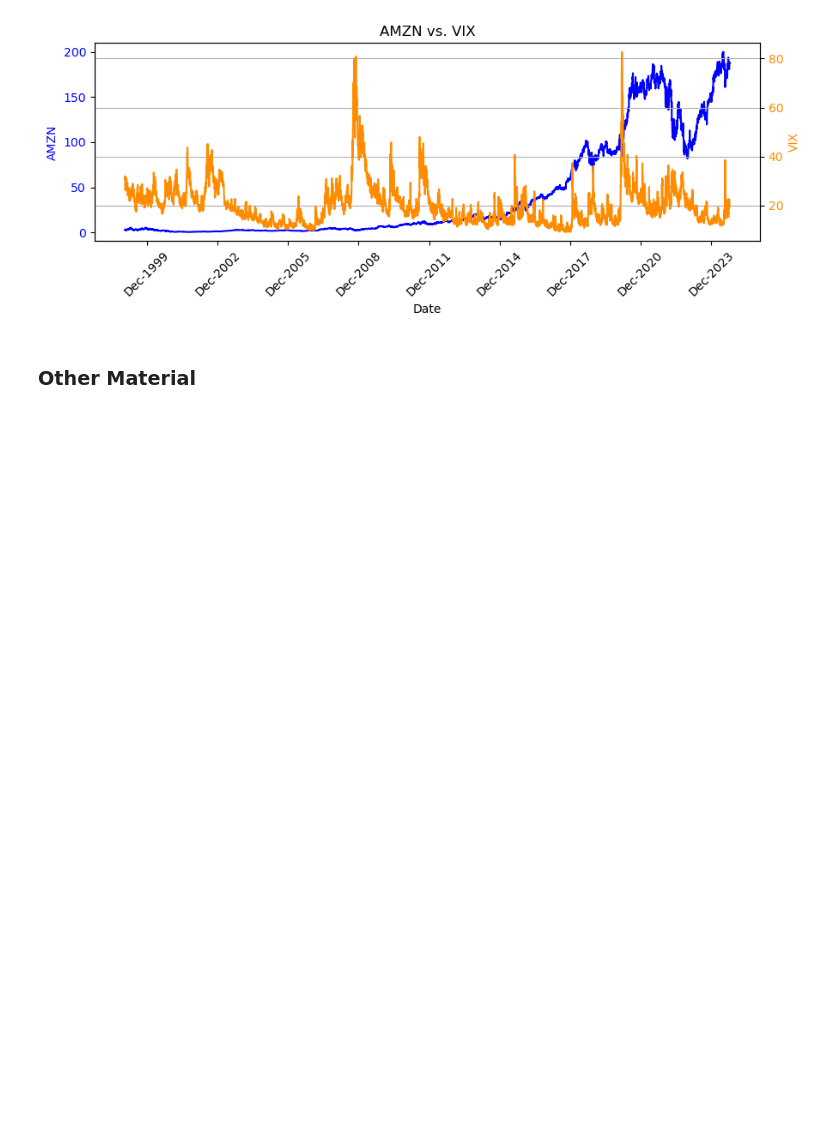
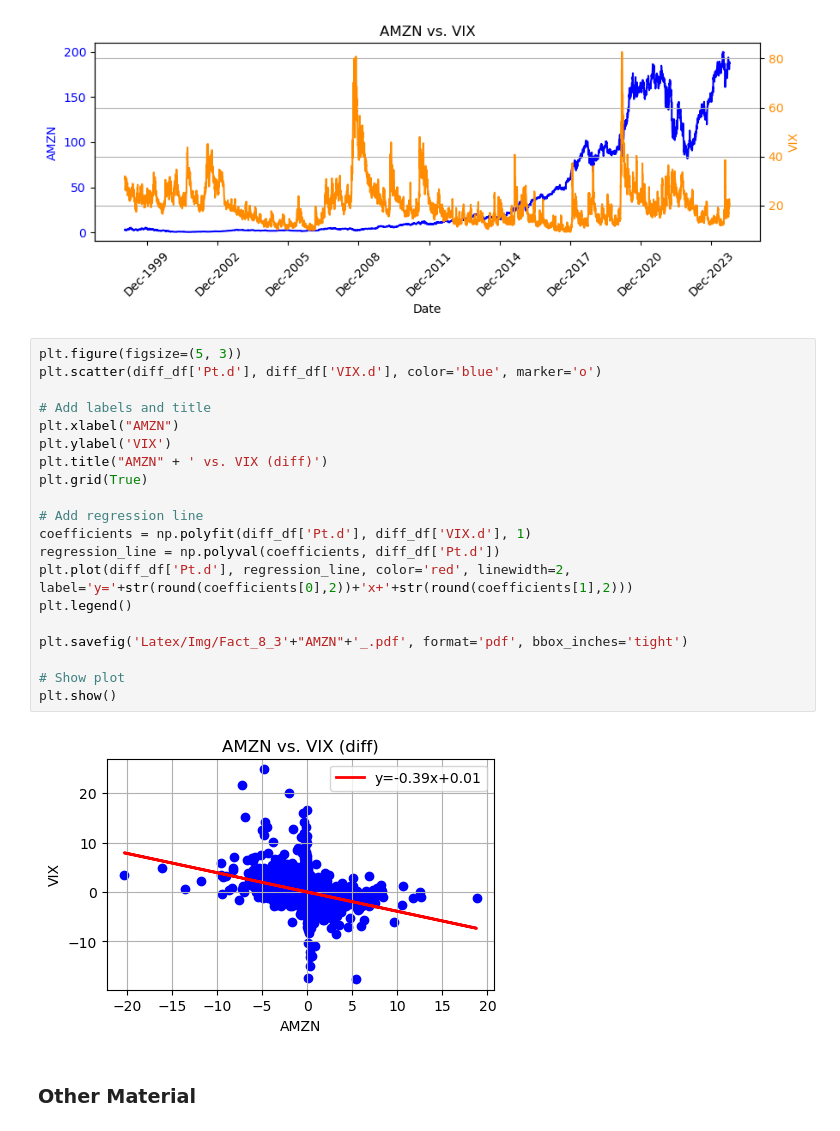
Before and after one commit to cgav1n1/Econometrics_Stylized_Facts, a Jupyter notebook: MidTermAssignmentwith6Facts.ipynb, the cells around one changed output. Saved outputs shown, nothing was run; the diff lists cells and outputs as text; blank space fills up the shorter version.

```diff
--- a/MidTermAssignmentwith6Facts.ipynb
+++ b/MidTermAssignmentwith6Facts.ipynb
@@ -1178,6 +1178,28 @@ plt.show()
 # %% [output]
 [*********************100%***********************]  1 of 1 completed
 [figure]
+# %%
+plt.figure(figsize=(5, 3))
+plt.scatter(diff_df['Pt.d'], diff_df['VIX.d'], color='blue', marker='o')
+
+# Add labels and title
+plt.xlabel("AMZN")
+plt.ylabel('VIX')
+plt.title("AMZN" + ' vs. VIX (diff)')
+plt.grid(True)
+
+# Add regression line
+coefficients = np.polyfit(diff_df['Pt.d'], diff_df['VIX.d'], 1)
+regression_line = np.polyval(coefficients, diff_df['Pt.d'])
+plt.plot(diff_df['Pt.d'], regression_line, color='red', linewidth=2, label='y='+str(round(coefficients[0],2))+'x+'+str(round(coefficients[1],2)))
+plt.legend()
+
+plt.savefig('Latex/Img/Fact_8_3'+"AMZN"+'_.pdf', format='pdf', bbox_inches='tight')
+
+# Show plot
+plt.show()
+# %% [output]
+[figure, added]
 # %% [markdown]
 ### Other Material
 # %% [markdown]
```
Also changed, not shown: parts of 1 cell of this notebook, 11 other files.
